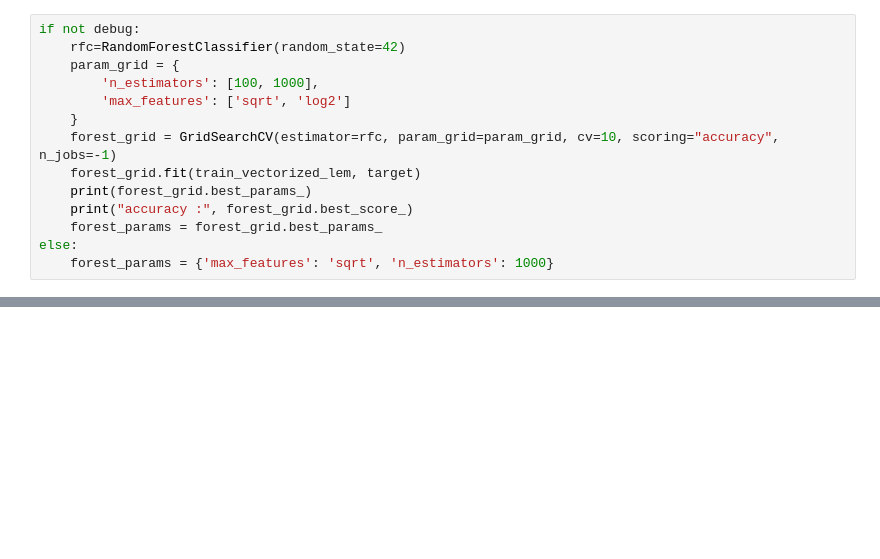
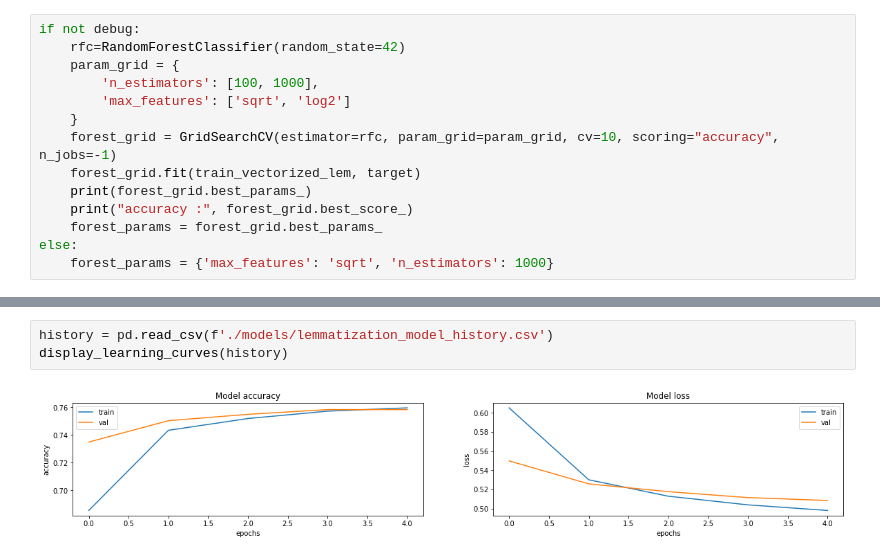
Before and after one commit to ThibaultDieudonne/Sentiment-Analysis, a Jupyter notebook: n.ipynb, the cells around one changed output, grey strips where cells are left out. Drawn from its saved outputs; the diff is of its cells as text; blank space fills up the shorter version.

```diff
--- a/n.ipynb
+++ b/n.ipynb
@@ -221,0 +514,5 @@ random_forest_lem.score(test_vectorized_lem, test_target)
+# %%
+history = pd.read_csv(f'./models/lemmatization_model_history.csv')
+display_learning_curves(history)
+# %% [output]
+[figure, added]
```
Also changed, not shown: parts of 37 cells of this notebook, 3 other files.
